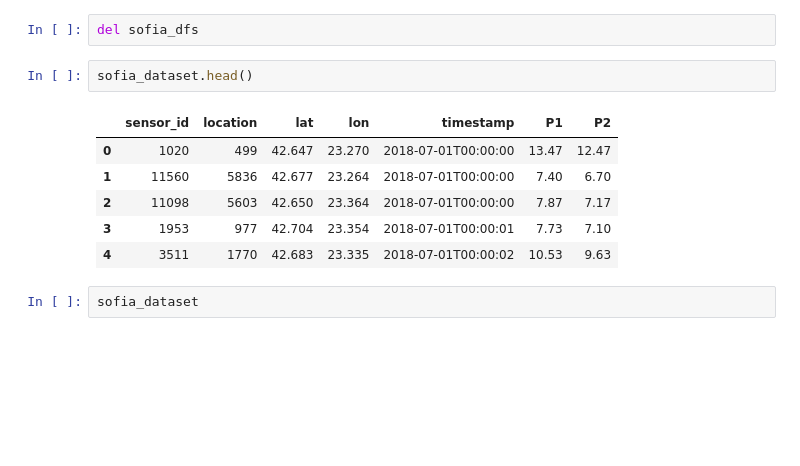
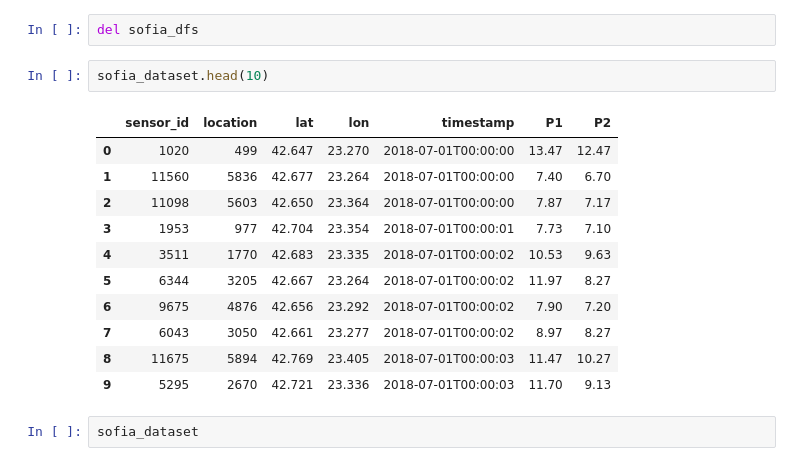
Before and after one commit to Matthew-Hoyle/SofiaAirQuality, a Jupyter notebook: CompileDataset.ipynb, the cells around one changed output. Saved outputs shown, nothing was run; the diff lists cells and outputs as text; blank space fills up the shorter version.

```diff
--- a/CompileDataset.ipynb
+++ b/CompileDataset.ipynb
@@ -39,14 +39,19 @@ sofia_dataset = pd.concat(sofia_dfs, axis = 0)
 # %%
 del sofia_dfs
 # %%
-sofia_dataset.head()
+sofia_dataset.head(10)
 # %% [output]
 |  | sensor_id | location | lat | lon | timestamp | P1 | P2 |
 | 0 | 1020 | 499 | 42.647 | 23.270 | 2018-07-01T00:00:00 | 13.47 | 12.47 |
 | 1 | 11560 | 5836 | 42.677 | 23.264 | 2018-07-01T00:00:00 | 7.40 | 6.70 |
 | 2 | 11098 | 5603 | 42.650 | 23.364 | 2018-07-01T00:00:00 | 7.87 | 7.17 |
 | 3 | 1953 | 977 | 42.704 | 23.354 | 2018-07-01T00:00:01 | 7.73 | 7.10 |
 | 4 | 3511 | 1770 | 42.683 | 23.335 | 2018-07-01T00:00:02 | 10.53 | 9.63 |
+| 5 | 6344 | 3205 | 42.667 | 23.264 | 2018-07-01T00:00:02 | 11.97 | 8.27 |
+| 6 | 9675 | 4876 | 42.656 | 23.292 | 2018-07-01T00:00:02 | 7.90 | 7.20 |
+| 7 | 6043 | 3050 | 42.661 | 23.277 | 2018-07-01T00:00:02 | 8.97 | 8.27 |
+| 8 | 11675 | 5894 | 42.769 | 23.405 | 2018-07-01T00:00:03 | 11.47 | 10.27 |
+| 9 | 5295 | 2670 | 42.721 | 23.336 | 2018-07-01T00:00:03 | 11.70 | 9.13 |
 # %%
 sofia_dataset
 # %% [output]
```
Also changed, not shown: parts of 1 cell of this notebook, 2 other files.
